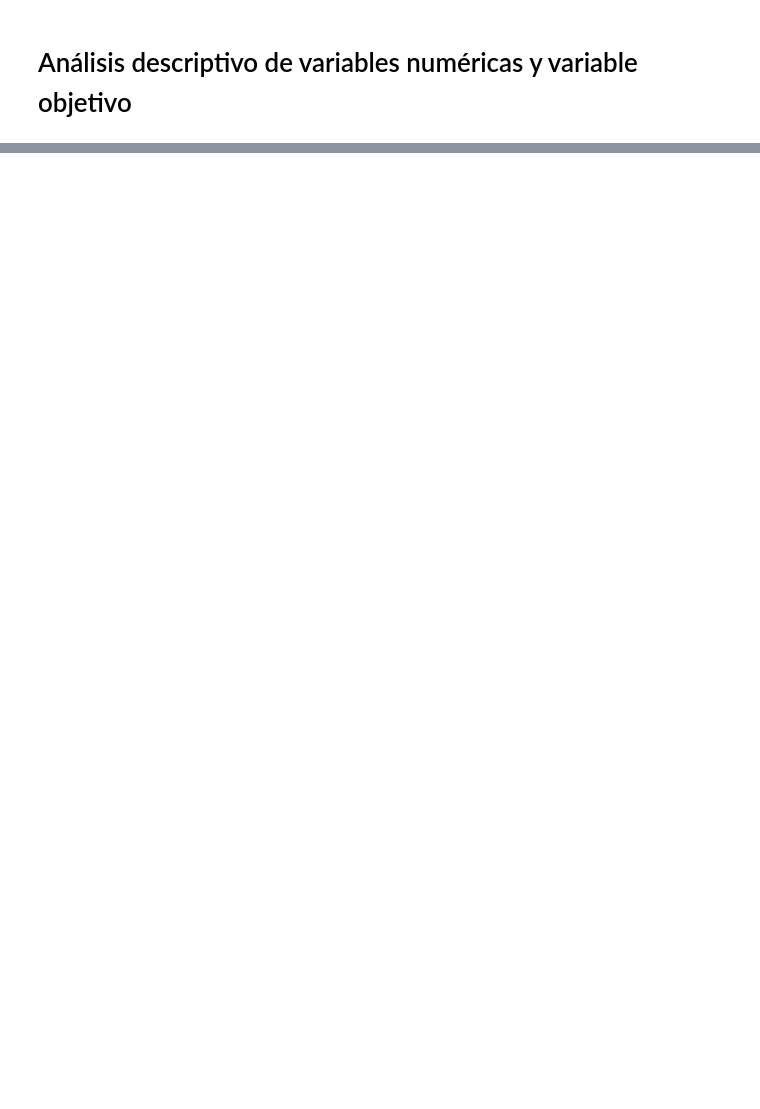
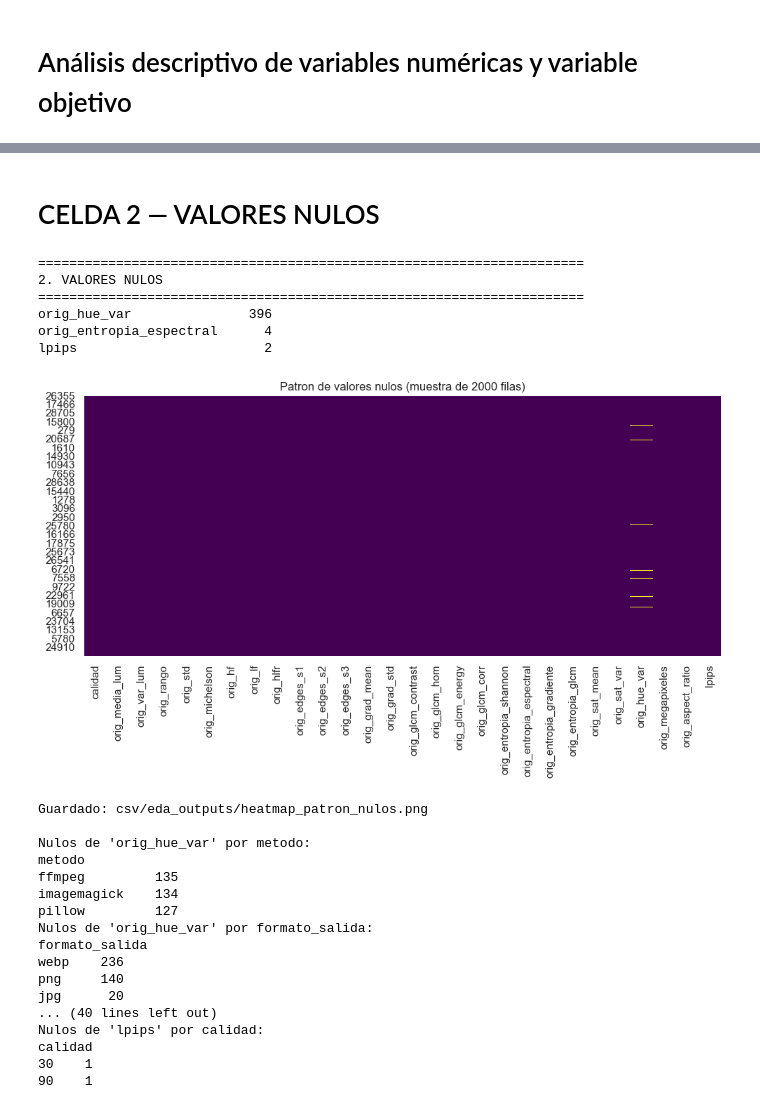
Before and after one commit to Santiago2004tt/Trabajo_Grado, a Jupyter notebook: limpiar_dataset.ipynb, the cells around one changed output, grey strips where cells are left out. Saved outputs shown, nothing was run; the diff lists cells and outputs as text; code cells hidden in the pictures; blank space fills up the shorter version.

```diff
--- a/limpiar_dataset.ipynb
+++ b/limpiar_dataset.ipynb
@@ -1253,0 +94,16 @@ Sin infinitos:            True
+# %%
+print("=" * 70)
+print("1. ESTADISTICAS DESCRIPTIVAS (numericas)")
+print("=" * 70)
+desc = df[num_cols].describe().T
+desc["skew"] = df[num_cols].skew()
+desc["kurtosis"] = df[num_cols].kurtosis()
+print(desc.to_string())
+desc.to_csv(f"{OUT_DIR}/estadisticas_descriptivas.csv")
+
+print("\n" + "=" * 70)
+print("1b. FRECUENCIAS DE VARIABLES CATEGORICAS")
+print("=" * 70)
+for col in cat_cols + ["calidad"]:
+    print(f"\n--- {col} ---")
+    print(df[col].value_counts().to_string())
@@ -1253,0 +128,54 @@ Sin infinitos:            True
+# %% [markdown]
+# CELDA 2 — VALORES NULOS
+# %%
+print("=" * 70)
+print("2. VALORES NULOS")
+print("=" * 70)
+nulos = df.isna().sum()
+nulos = nulos[nulos > 0].sort_values(ascending=False)
+print(nulos.to_string() if len(nulos) else "Sin nulos")
+
+plt.figure(figsize=(10, 6))
+muestra = df.sample(min(2000, len(df)), random_state=42)
+sns.heatmap(muestra[num_cols].isna(), cbar=False, cmap="viridis")
+plt.title("Patron de valores nulos (muestra de 2000 filas)")
+plt.tight_layout()
+plt.savefig(f"{OUT_DIR}/heatmap_patron_nulos.png", dpi=150)
+plt.show()
+print(f"Guardado: {OUT_DIR}/heatmap_patron_nulos.png")
+
+for col in nulos.index:
+    print(f"\nNulos de '{col}' por metodo:")
+    mask = df[col].isna()
+    print(df.loc[mask, "metodo"].value_counts().to_string())
+    print(f"Nulos de '{col}' por formato_salida:")
+    print(df.loc[mask, "formato_salida"].value_counts().to_string())
+    print(f"Nulos de '{col}' por formato_entrada:")
+    print(df.loc[mask, "formato_entrada"].value_counts().to_string())
+    print(f"Nulos de '{col}' por calidad:")
+    print(df.loc[mask, "calidad"].value_counts().sort_index().to_string())
+# %% [output]
+======================================================================
+2. VALORES NULOS
+======================================================================
+orig_hue_var               396
+orig_entropia_espectral      4
+lpips                        2
+[figure, added]
+Guardado: csv/eda_outputs/heatmap_patron_nulos.png
+
+Nulos de 'orig_hue_var' por metodo:
+metodo
+ffmpeg         135
+imagemagick    134
+pillow         127
+Nulos de 'orig_hue_var' por formato_salida:
+formato_salida
+webp    236
+png     140
+jpg      20
+... (40 lines left out)
+Nulos de 'lpips' por calidad:
+calidad
+30    1
+90    1
```
Also changed, not shown: parts of 89 cells of this notebook.
